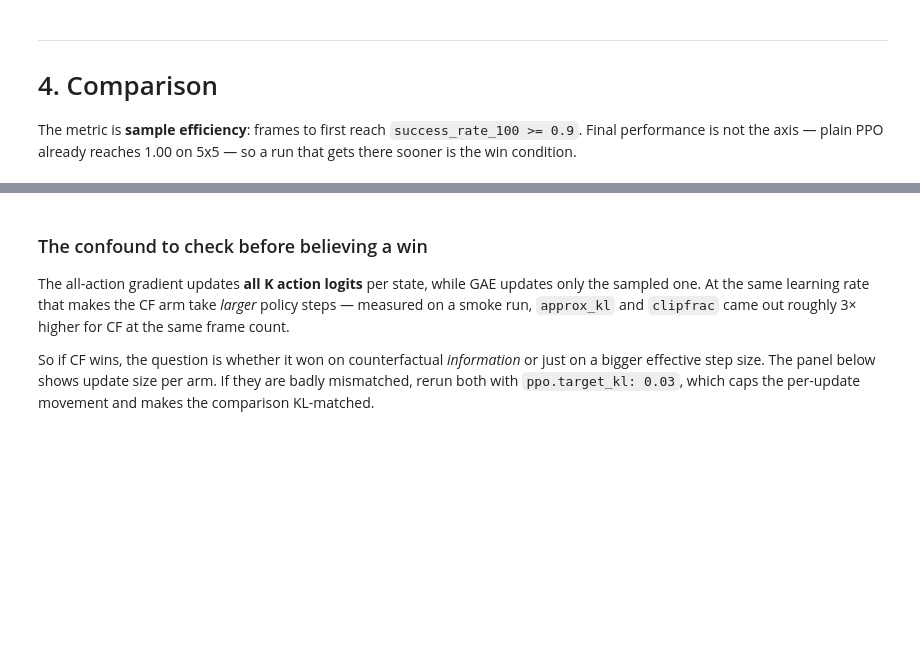
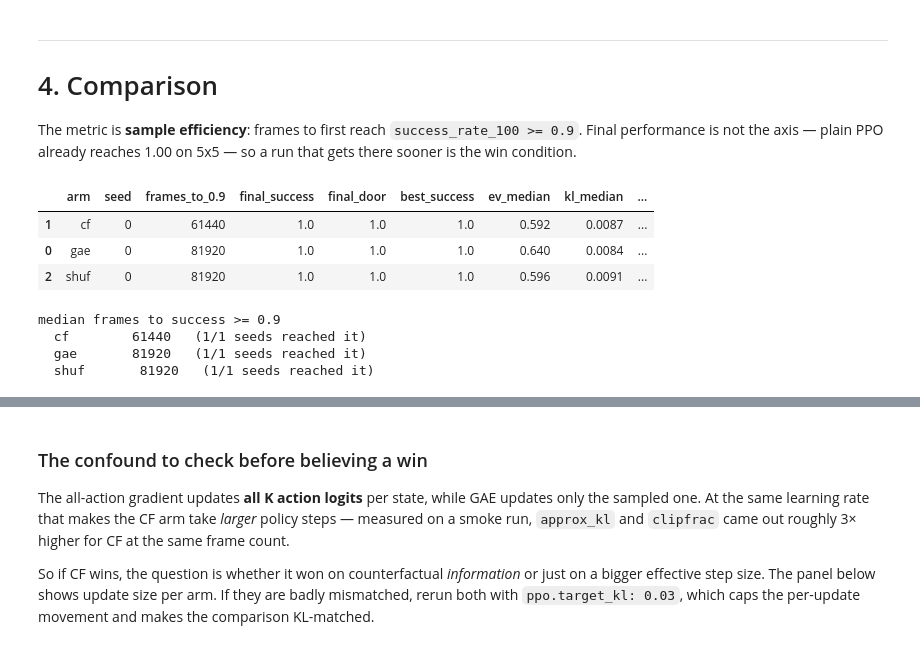
Before and after one commit to CharithaPalika/PPO_CF, a Jupyter notebook: notebooks/02_ppo_cf.ipynb, the cells around one changed output, grey strips where cells are left out. Saved outputs shown, nothing was run; the diff lists cells and outputs as text; code cells hidden in the pictures; blank space fills up the shorter version.

```diff
--- a/notebooks/02_ppo_cf.ipynb
+++ b/notebooks/02_ppo_cf.ipynb
@@ -313,32 +454,45 @@ scal = {k: {s: read_scalars(seed_dir(c.run.run_name, s) / "scalars.csv")
             for s in c.run.seeds if (seed_dir(c.run.run_name, s) / "scalars.csv").exists()}
         for k, c in ARMS.items()}
 scal = {k: v for k, v in scal.items() if v}
 
 THRESH = 0.9
 def frames_to(d, col="success_rate_100", thresh=THRESH):
     hit = d.loc[d[col] >= thresh, "global_step"]
     return int(hit.iloc[0]) if len(hit) else None
 
 rows = []
 for arm, per_seed in scal.items():
     for s, d in per_seed.items():
         rows.append({
             "arm": arm, "seed": s,
             f"frames_to_{THRESH:g}": frames_to(d),
             "final_success": round(float(d["success_rate_100"].iloc[-1]), 3),
             "final_door": round(float(d["door_rate_100"].iloc[-1]), 3),
             "best_success": round(float(d["success_rate_100"].max()), 3),
             "ev_median": round(float(d["explained_variance"].median()), 3),
             "kl_median": round(float(d["approx_kl"].median()), 4),
             "clipfrac_median": round(float(d["clipfrac"].median()), 3),
+            "cf_coverage": (round(float(d["cf_reward_coverage"].mean()), 3)
+                            if "cf_reward_coverage" in d else None),
+            "cf_corr_gae": (round(float(d["cf_corr_gae"].mean()), 3)
+                            if "cf_corr_gae" in d else None),
         })
 cmp_df = pd.DataFrame(rows).sort_values(["arm", "seed"])
 display(cmp_df)
 
 print(f"\nmedian frames to success >= {THRESH:g}")
 for arm, g in cmp_df.groupby("arm"):
     v = g[f"frames_to_{THRESH:g}"].dropna()
     print(f"  {arm:3s}  {('%.0f' % v.median()) if len(v) else 'never':>10s}"
           f"   ({len(v)}/{len(g)} seeds reached it)")
+# %% [output]
+|  | arm | seed | frames_to_0.9 | final_success | final_door | best_success | ev_median | kl_median | ... |
+| 1 | cf | 0 | 61440 | 1.0 | 1.0 | 1.0 | 0.592 | 0.0087 | ... |
+| 0 | gae | 0 | 81920 | 1.0 | 1.0 | 1.0 | 0.640 | 0.0084 | ... |
+| 2 | shuf | 0 | 81920 | 1.0 | 1.0 | 1.0 | 0.596 | 0.0091 | ... |
+median frames to success >= 0.9
+  cf        61440   (1/1 seeds reached it)
+  gae       81920   (1/1 seeds reached it)
+  shuf       81920   (1/1 seeds reached it)
 # %%
 fig, axes = plt.subplots(1, 3, figsize=(15, 4))
```
Also changed, not shown: parts of 16 cells of this notebook, 13 other files.
